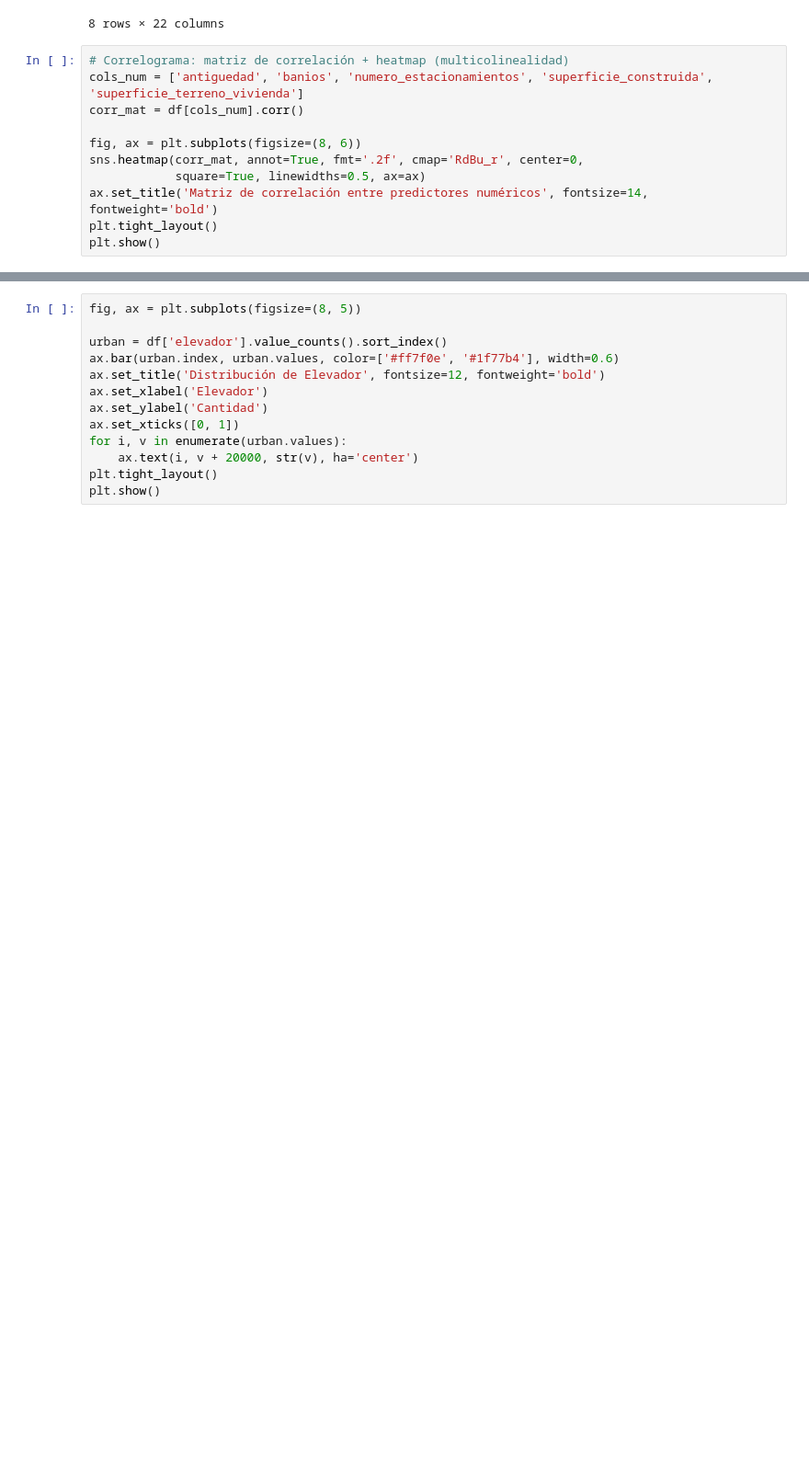
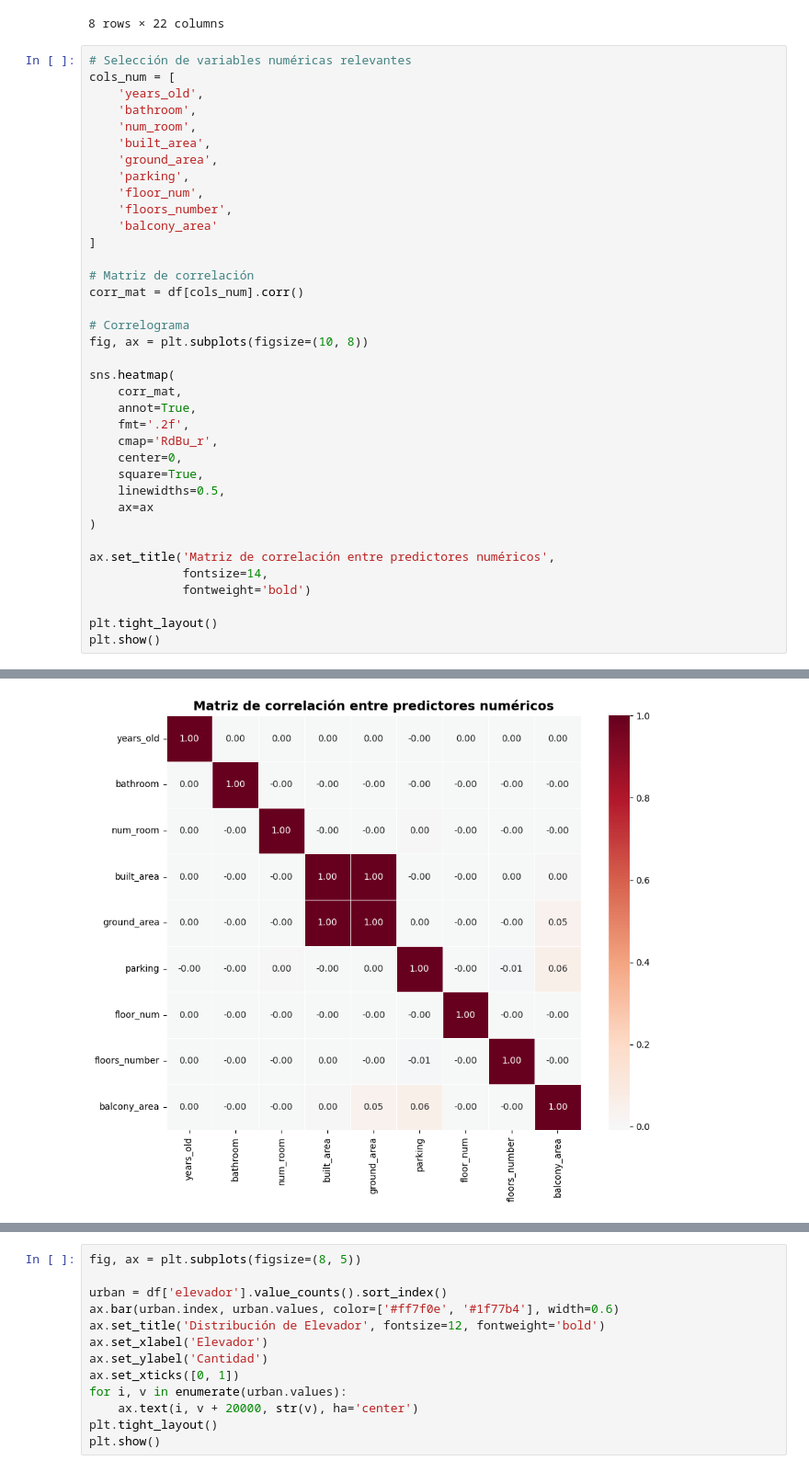
Before and after one commit to Marcocruz88/Proyecto, a Jupyter notebook: EDA.ipynb, the cells around one changed output, grey strips where cells are left out. Shown at 92% size. Saved outputs shown, nothing was run; the diff lists cells and outputs as text; blank space fills up the shorter version.

```diff
--- a/EDA.ipynb
+++ b/EDA.ipynb
@@ -77,14 +77,40 @@ df.describe()
 | max | 2.147484e+09 | 1.500000e+07 | 2.147484e+09 | 9.110000e+02 | 1.992556e+07 | 1.992556e+07 | 203.000000 | 1.000000 | 1.000000 | ... |
 8 rows × 22 columns
 # %%
-# Correlograma: matriz de correlación + heatmap (multicolinealidad)
-cols_num = ['antiguedad', 'banios', 'numero_estacionamientos', 'superficie_construida', 'superficie_terreno_vivienda']
+# Selección de variables numéricas relevantes
+cols_num = [
+    'years_old',
+    'bathroom',
+    'num_room',
+    'built_area',
+    'ground_area',
+    'parking',
+    'floor_num',
+    'floors_number',
+    'balcony_area'
+]
+
+# Matriz de correlación
 corr_mat = df[cols_num].corr()
 
-fig, ax = plt.subplots(figsize=(8, 6))
-sns.heatmap(corr_mat, annot=True, fmt='.2f', cmap='RdBu_r', center=0,
-            square=True, linewidths=0.5, ax=ax)
-ax.set_title('Matriz de correlación entre predictores numéricos', fontsize=14, fontweight='bold')
+# Correlograma
+fig, ax = plt.subplots(figsize=(10, 8))
+
+sns.heatmap(
+    corr_mat,
+    annot=True,
+    fmt='.2f',
+    cmap='RdBu_r',
+    center=0,
+    square=True,
+    linewidths=0.5,
+    ax=ax
+)
+
+ax.set_title('Matriz de correlación entre predictores numéricos',
+             fontsize=14,
+             fontweight='bold')
+
 plt.tight_layout()
 plt.show()
 # %% [output]
@@ -92,2 +117,3 @@ KeyError: "None of [Index(['antiguedad', 'banios', 'numero_estacionamientos',\n
+[figure, added]
 # %%
 cols_num = [
```
Also changed, not shown: parts of 2 cells of this notebook.
